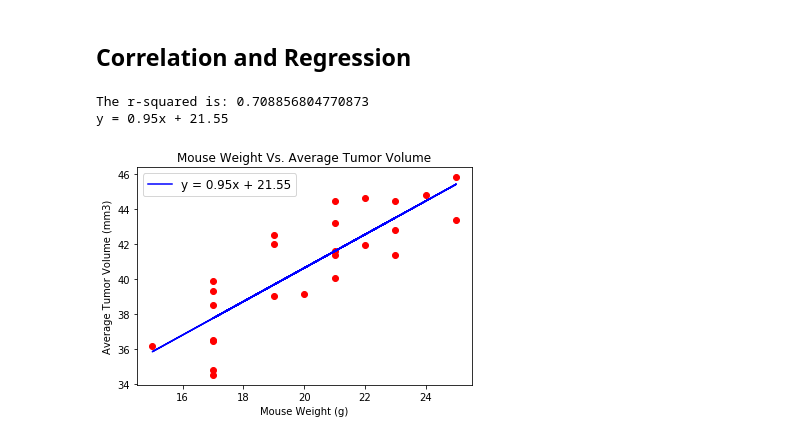
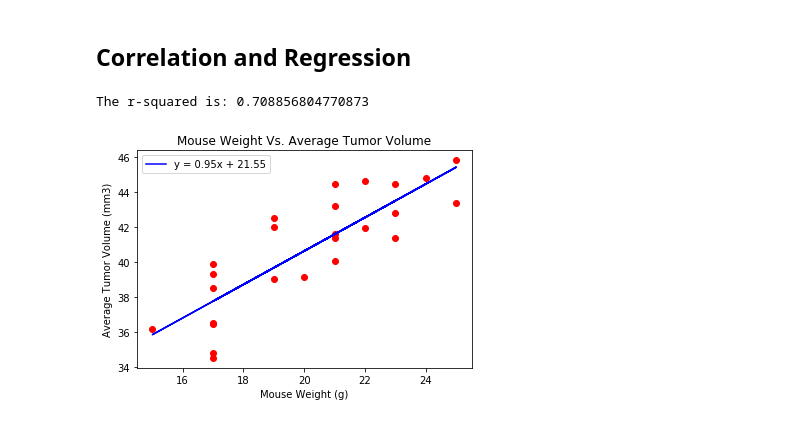
Before and after one commit to cdfencing/Matplotlib-The-Power-of-Plots, a Jupyter notebook: Pymaceuticals/Pymaceuticals.ipynb, the cells around one changed output. Saved outputs shown, nothing was run; the diff lists cells and outputs as text; code cells hidden in the pictures.

```diff
--- a/Pymaceuticals/Pymaceuticals.ipynb
+++ b/Pymaceuticals/Pymaceuticals.ipynb
@@ -257,19 +270,21 @@ Text(0, 0.5, 'Average Tumor Volume (mm3)')
 # %%
 # Add the linear regression equation and line to plot
 x_values = Capomulin_scatter_final["Weight (g)"]
 y_values = Capomulin_scatter_final["Tumor Volume (mm3)"]
+
 (slope, intercept, rvalue, pvalue, stderr) = linregress(x_values, y_values)
 regress_values = x_values * slope + intercept
+
 plt.scatter(x_values,y_values, color = 'red')
+
 plt.plot(x_values,regress_values,"r-",color = "blue", label = "y = " + str(round(slope,2)) + "x + " + str(round(intercept,2)))
-plt.legend(loc="upper left", fontsize=12)
+plt.legend(loc="upper left")
 plt.xlabel('Mouse Weight (g)')
 plt.ylabel('Average Tumor Volume (mm3)')
 plt.title("Mouse Weight Vs. Average Tumor Volume")
+
 print(f"The r-squared is: {rvalue**2}")
-print(line_eq)
 plt.show()
 # %% [output]
 The r-squared is: 0.708856804770873
-y = 0.95x + 21.55
-[figure, old version]
+[figure, new version]
```
Also changed, not shown: parts of 3 cells of this notebook.
